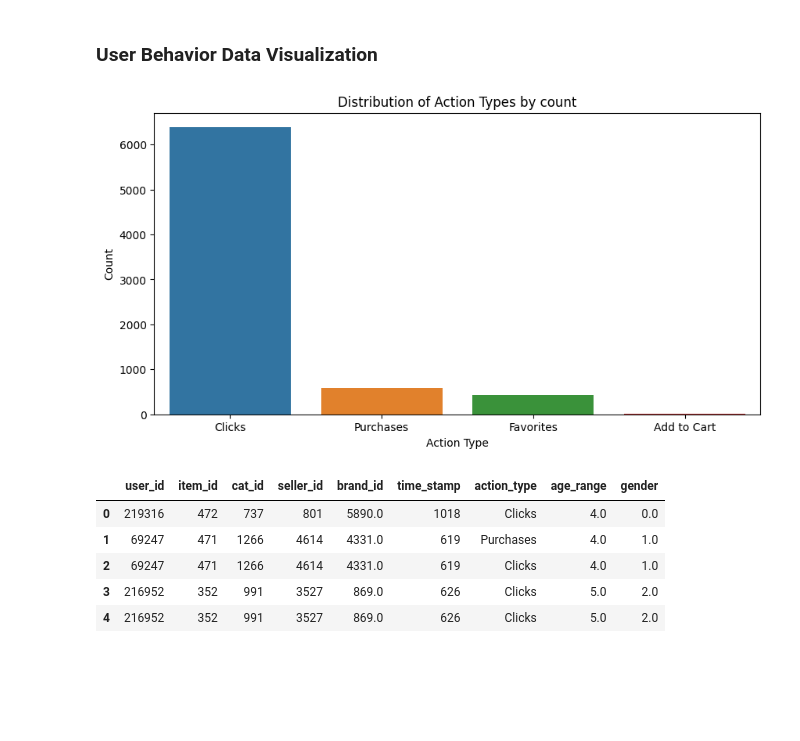
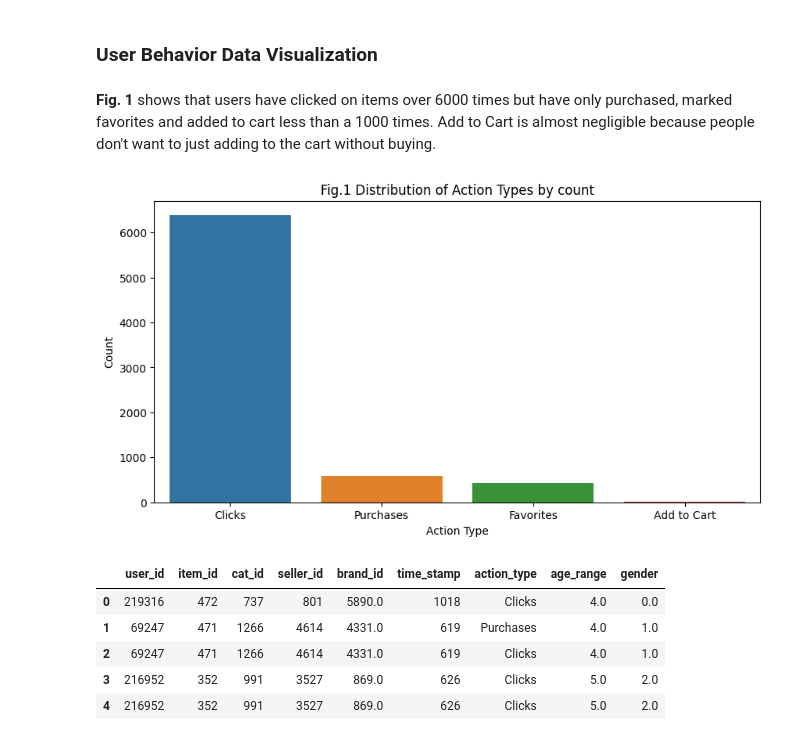
Before and after one commit to CaptainComputer1/CECS550Project, a Jupyter notebook: EM_PR_Final_DataVis.ipynb, the cells around one changed output. Drawn from its saved outputs; the diff is of its cells as text; code cells hidden in the pictures; blank space fills up the shorter version.

Commit message:
Added chart description

```diff
--- a/EM_PR_Final_DataVis.ipynb
+++ b/EM_PR_Final_DataVis.ipynb
@@ -55,16 +53,18 @@ action_type_mapping = {0: "Clicks", 1: "Add to Cart", 2: "Purchases", 3: "Favori
 
 # Replace the number action_type labels with the word labels
 user_logs["action_type"] = user_logs["action_type"].replace(action_type_mapping)
+# %% [markdown]
+**Fig. 1** shows that users have clicked on items over 6000 times but have only purchased, marked favorites and added to cart less than a 1000 times. Add to Cart is almost negligible because people don't want to just adding to the cart without buying.
 # %%
 plt.figure(figsize=(10, 5))
 sns.countplot(x='action_type', data=user_logs)
-plt.title('Distribution of Action Types by count')
+plt.title('Fig.1 Distribution of Action Types by count')
 plt.xlabel('Action Type')
 plt.ylabel('Count')
 
 plt.show()
 # %% [output]
-[figure, old version]
+[figure, new version]
 # %%
 # Merge user logs and info
 merged_data = pd.merge(user_logs, user_info, on='user_id', how='left')
```
Also changed, not shown: parts of 10 cells of this notebook.
